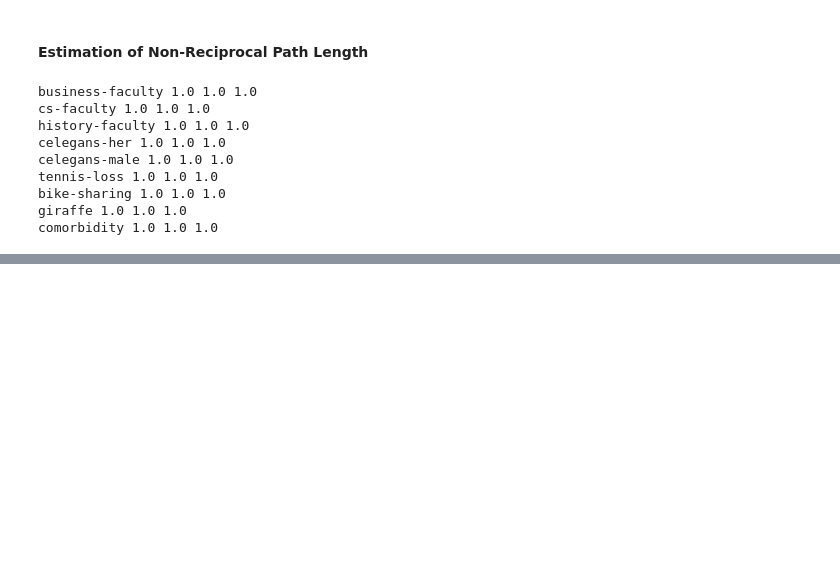
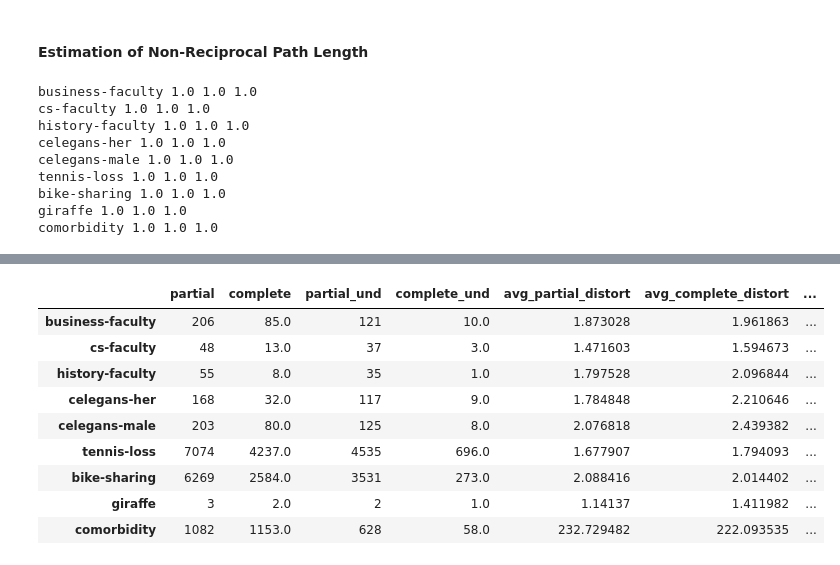
Before and after one commit to fcphysics/DirectedDistanceBackbone, a Jupyter notebook: combining_data.ipynb, the cells around one changed output, grey strips where cells are left out. Drawn from its saved outputs; the diff is of its cells as text; code cells hidden in the pictures; blank space fills up the shorter version.

```diff
--- a/combining_data.ipynb
+++ b/combining_data.ipynb
@@ -657,0 +1335,15 @@ us-weblinks 1.0 0.044714957213450646 0.20349595617010174
+# %%
+df_undir_unreciprocal['total'] = df_undir_unreciprocal['partial'] + df_undir_unreciprocal['complete']
+df_undir_unreciprocal['total_und'] = df_undir_unreciprocal['partial_und'] + df_undir_unreciprocal['complete_und']
+df_undir_unreciprocal
+# %% [output]
+|  | partial | complete | partial_und | complete_und | avg_partial_distort | avg_complete_distort | ... |
+| business-faculty | 206 | 85.0 | 121 | 10.0 | 1.873028 | 1.961863 | ... |
+| cs-faculty | 48 | 13.0 | 37 | 3.0 | 1.471603 | 1.594673 | ... |
+| history-faculty | 55 | 8.0 | 35 | 1.0 | 1.797528 | 2.096844 | ... |
+| celegans-her | 168 | 32.0 | 117 | 9.0 | 1.784848 | 2.210646 | ... |
+| celegans-male | 203 | 80.0 | 125 | 8.0 | 2.076818 | 2.439382 | ... |
+| tennis-loss | 7074 | 4237.0 | 4535 | 696.0 | 1.677907 | 1.794093 | ... |
+| bike-sharing | 6269 | 2584.0 | 3531 | 273.0 | 2.088416 | 2.014402 | ... |
+| giraffe | 3 | 2.0 | 2 | 1.0 | 1.14137 | 1.411982 | ... |
+| comorbidity | 1082 | 1153.0 | 628 | 58.0 | 232.729482 | 222.093535 | ... |
```
Also changed, not shown: parts of 28 cells of this notebook, 30 other files.
